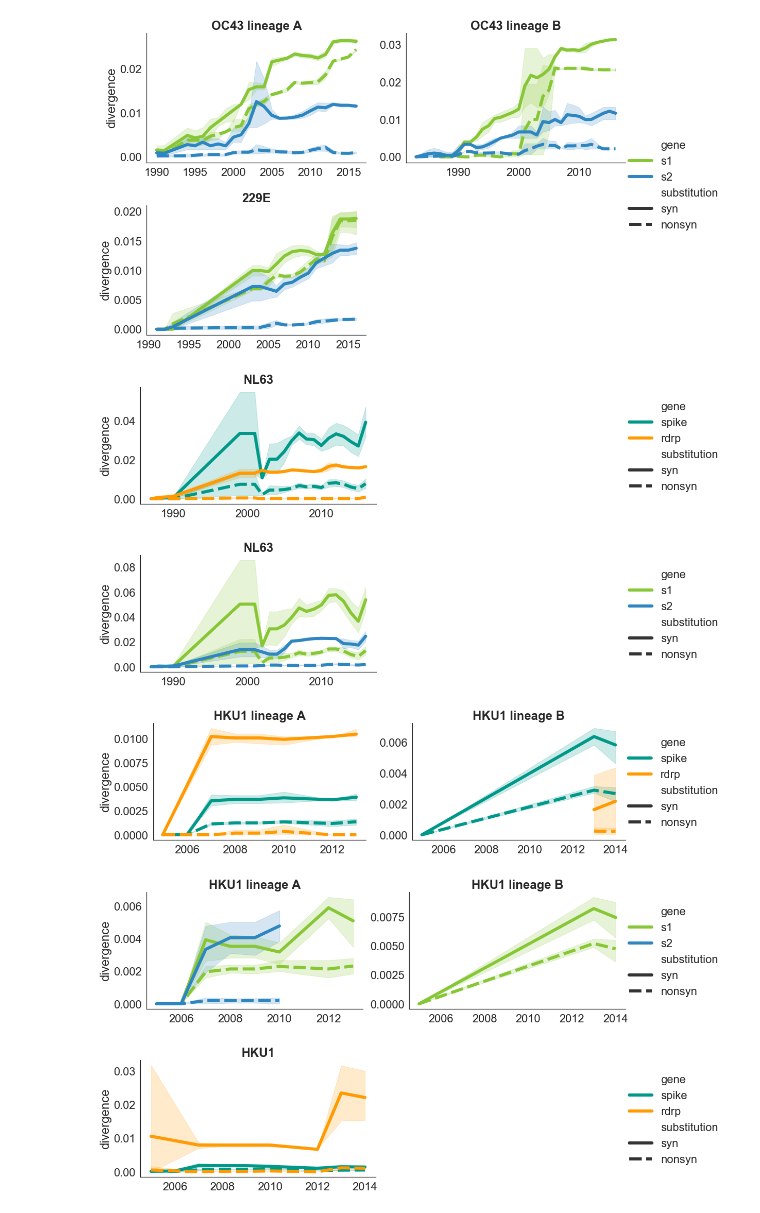
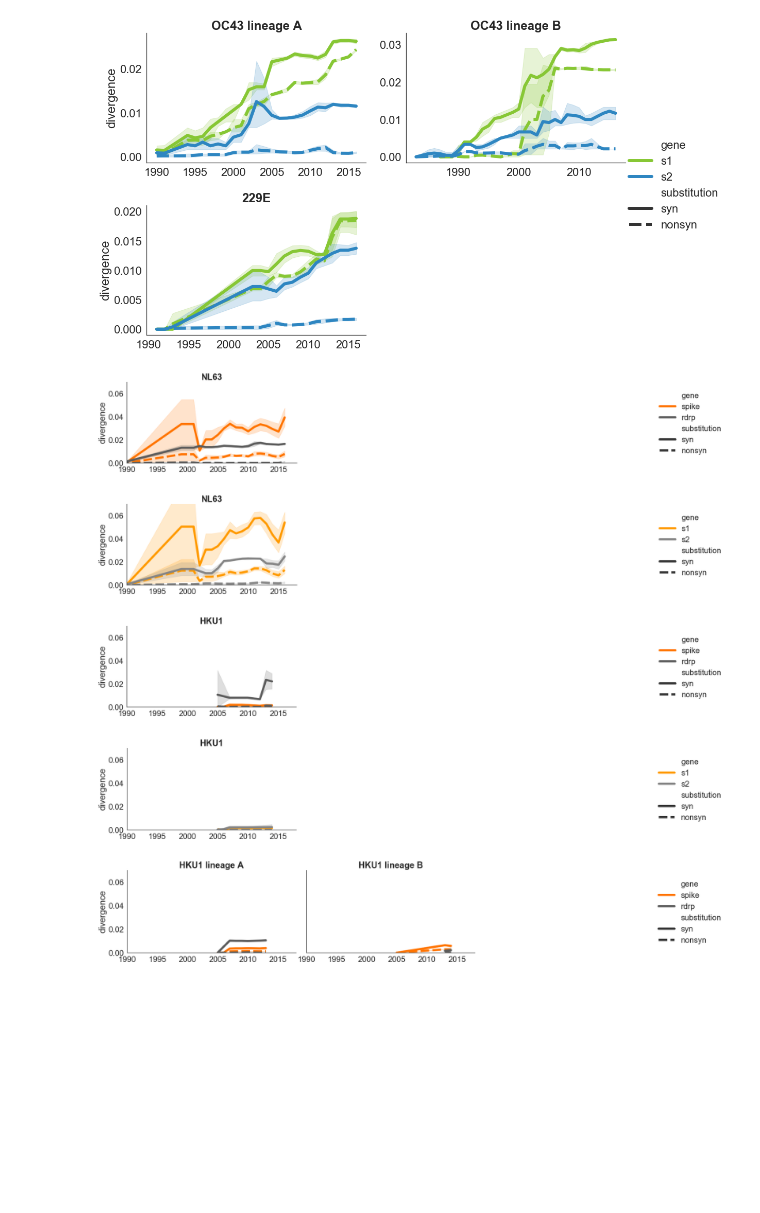
Before and after one commit to blab/seasonal-cov-adaptive-evolution, a Jupyter notebook: antigenic_evolution/divergence_weighted.ipynb, the cells around one changed output. Drawn from its saved outputs; the diff is of its cells as text; code cells hidden in the pictures; blank space fills up the shorter version.

```diff
--- a/antigenic_evolution/divergence_weighted.ipynb
+++ b/antigenic_evolution/divergence_weighted.ipynb
@@ -319,7 +335,8 @@ def plot_divergence_weighted(covs, genes, window, min_seqs, year_max=None, year_
 #                  'spike': '#009888', 's1': '#87C735', 's2': '#526EFF',
 #                  'membrane': '#FF9A00', 'envelope': '#FFCD00', 'nucleoprotein': '#7F4FC9'}
 
-    color_map = {'rdrp':'#FF9A00', 'spike': '#009888', 's1': '#87C735', 's2': '#2E86C1'}
+#     color_map = {'rdrp':'#000000', 'spike': '#858585', 's1': '#cccccc', 's2': '#5c5c5c'}
+    color_map = {'rdrp':'#5c5c5c', 'spike': '#ff7400', 's1': '#ff9a00', 's2': '#858585'}
 
 
     sns.set(font_scale=2)
@@ -330,8 +347,8 @@ def plot_divergence_weighted(covs, genes, window, min_seqs, year_max=None, year_
 
 
     g = sns.relplot(x='year', y='divergence', hue='gene', style = 'substitution', palette = color_map,
-                    col='cov_clade', col_wrap=2, kind = 'line', legend = 'full',
-                    facet_kws=dict(sharex=False, sharey=False),
+                    col='cov_clade', col_wrap=3, kind = 'line', legend = 'full',
+                    facet_kws=dict(sharex=False, sharey=True),
                     height=5, aspect=1.5, ci=95,
 #                     err_style="bars", err_kws={'elinewidth':2},
 #                     markers = True, markersize = 12,
@@ -339,6 +356,15 @@ def plot_divergence_weighted(covs, genes, window, min_seqs, year_max=None, year_
 
     for ax in g.axes.flat:
         ax.set_xlabel('')
+        #for fig 3:
+#         ax.set_ylim(0, 0.035)
+
+        #for supp:
+        ax.set_ylim(0, 0.070)
+        #for fig 3:
+#         ax.set_xlim(1980, 2018)
+        #for supp:
+        ax.set_xlim(1990, 2018)
 
     if filename:
         g.savefig(filename, dpi=300)
@@ -352,28 +386,28 @@ plot_divergence_weighted(['oc43', '229e'], ['s1', 's2'], 3, 2, year_min=1980, fi
 [figure]
 # %%
 plot_divergence_weighted(['nl63'], ['spike', 'rdrp'], 3, 2,
-                         year_min=1980, filename='figure3supplement_a_weighted.png')
+                         year_min=1980, filename='figure3supplement_a_new.png')
 # %% [output]
-[figure, old version]
+[figure, new version]
 # %%
 plot_divergence_weighted(['nl63'], ['s1', 's2'], 3, 2,
-                         year_min=1980, filename='figure3supplement_a2_weighted.png')
+                         year_min=1980, filename='figure3supplement_a2_new.png')
 # %% [output]
-[figure, old version]
+[figure, new version]
 # %%
 plot_divergence_weighted(['hku1'], ['spike', 'rdrp'], 3, 2,
-                         year_min=1980, filename='figure3supplement_b_weighted.png')
+                         year_min=1980, filename='figure3supplement_b_new.png')
 # %% [output]
-[figure, old version]
+[figure, new version]
 # %%
 plot_divergence_weighted(['hku1'], ['s1', 's2'], 3, 2,
-                         year_min=1980, filename='figure3supplement_b2_weighted.png')
+                         year_min=1980, filename='figure3supplement_b2_new.png')
 # %% [output]
-[figure, old version]
+[figure, new version]
 # %%
 plot_divergence_weighted(['hku1'], ['spike', 'rdrp'], 3, 2,
-                         year_min=1980, filename='figure3supplement_c_weighted.png')
+                         year_min=1980, filename='figure3supplement_c_new.png')
 # %% [output]
-[figure, old version]
+[figure, new version]
 # %%
 plot_divergence_weighted(['hku1'], ['s1', 's2'], 3, 2,
```
Also changed, not shown: parts of 4 cells of this notebook, 28 other files.
